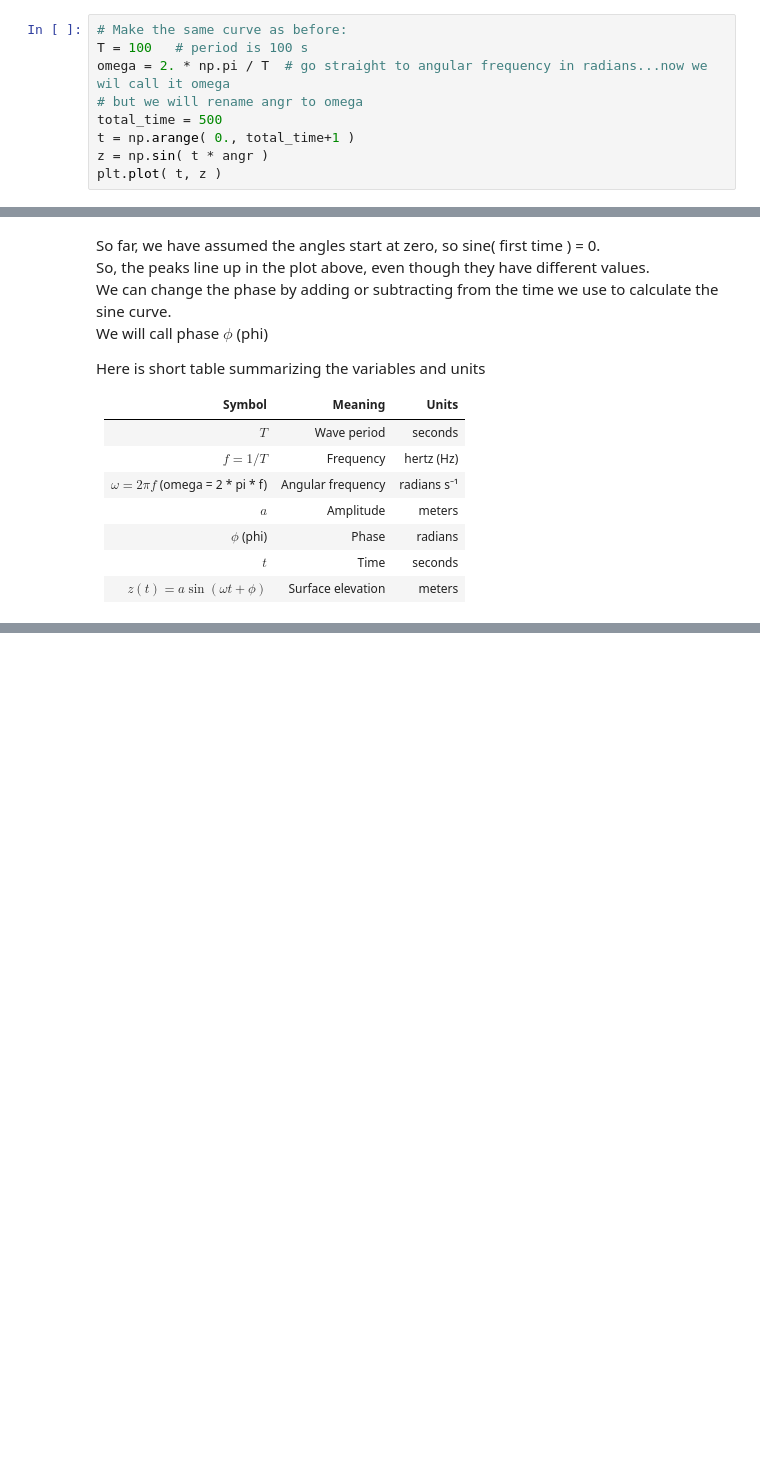
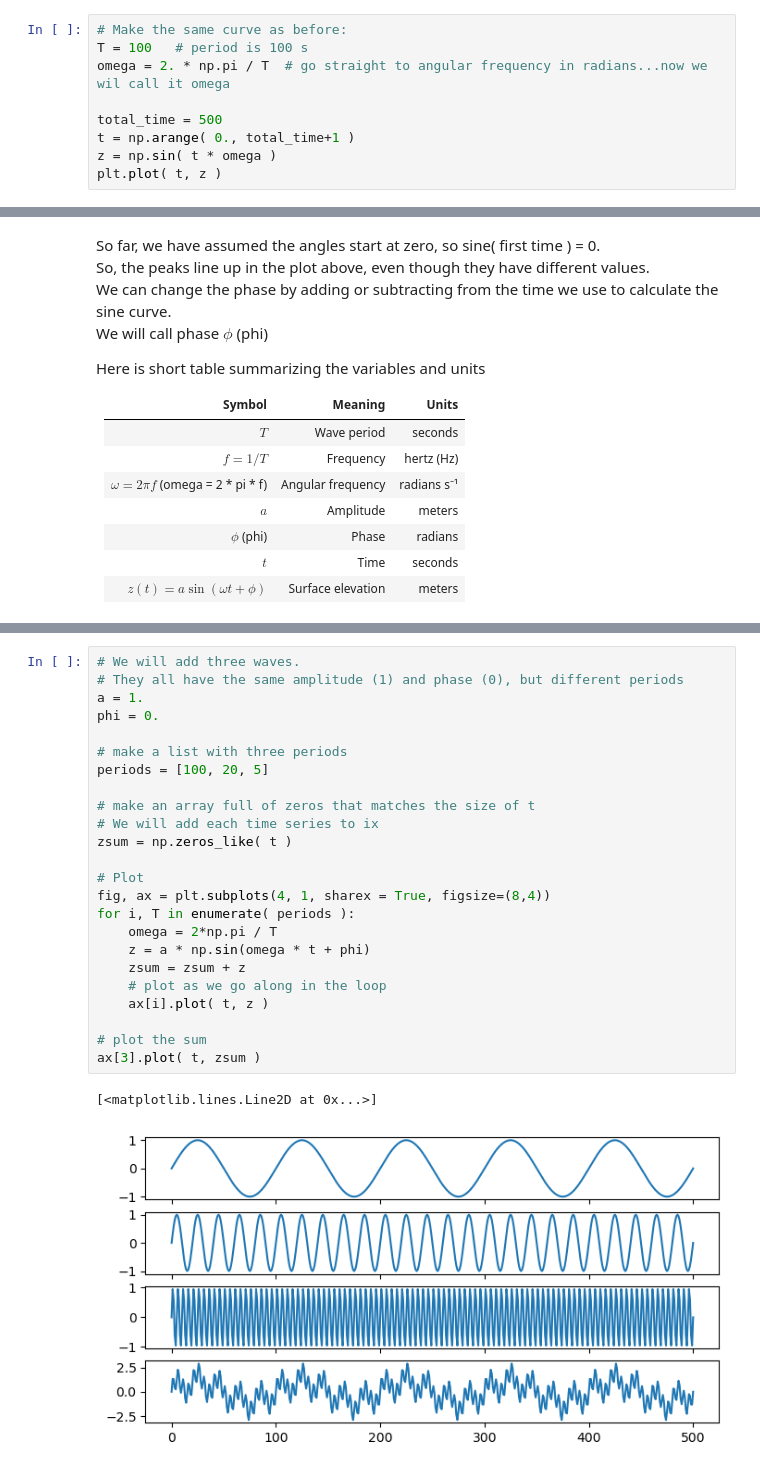
Before and after one commit to csherwood-usgs/FA_science, a Jupyter notebook: sine_curves_part2.ipynb, the cells around one changed output, grey strips where cells are left out. Saved outputs shown, nothing was run; the diff lists cells and outputs as text; blank space fills up the shorter version.

Commit message:
sine curve part 2

```diff
--- a/sine_curves_part2.ipynb
+++ b/sine_curves_part2.ipynb
@@ -10,10 +10,10 @@ import matplotlib.pyplot as plt
 # Make the same curve as before:
 T = 100   # period is 100 s
 omega = 2. * np.pi / T  # go straight to angular frequency in radians...now we wil call it omega
-# but we will rename angr to omega
+
 total_time = 500
 t = np.arange( 0., total_time+1 )
-z = np.sin( t * angr )
+z = np.sin( t * omega )
 plt.plot( t, z )
 # %% [output]
 [<matplotlib.lines.Line2D at 0x...>]
@@ -106,0 +135,27 @@ np.float64(8.0)
+# %%
+# We will add three waves.
+# They all have the same amplitude (1) and phase (0), but different periods
+a = 1.
+phi = 0.
+
+# make a list with three periods
+periods = [100, 20, 5]
+
+# make an array full of zeros that matches the size of t
+# We will add each time series to ix
+zsum = np.zeros_like( t )
+
+# Plot
+fig, ax = plt.subplots(4, 1, sharex = True, figsize=(8,4))
+for i, T in enumerate( periods ):
+    omega = 2*np.pi / T
+    z = a * np.sin(omega * t + phi)
+    zsum = zsum + z
+    # plot as we go along in the loop
+    ax[i].plot( t, z )
+
+# plot the sum
+ax[3].plot( t, zsum )
+# %% [output]
+[<matplotlib.lines.Line2D at 0x...>]
+[figure, added]
```
Also changed, not shown: parts of 14 cells of this notebook.
